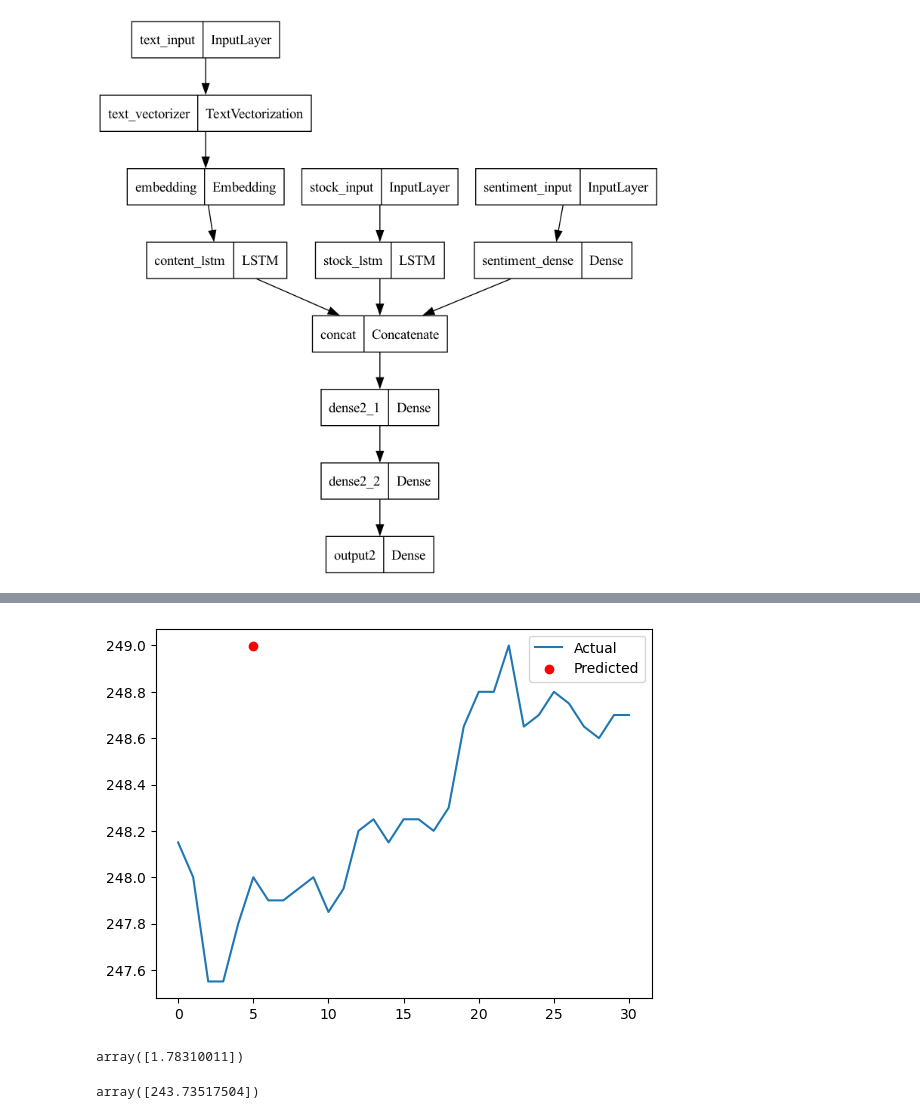
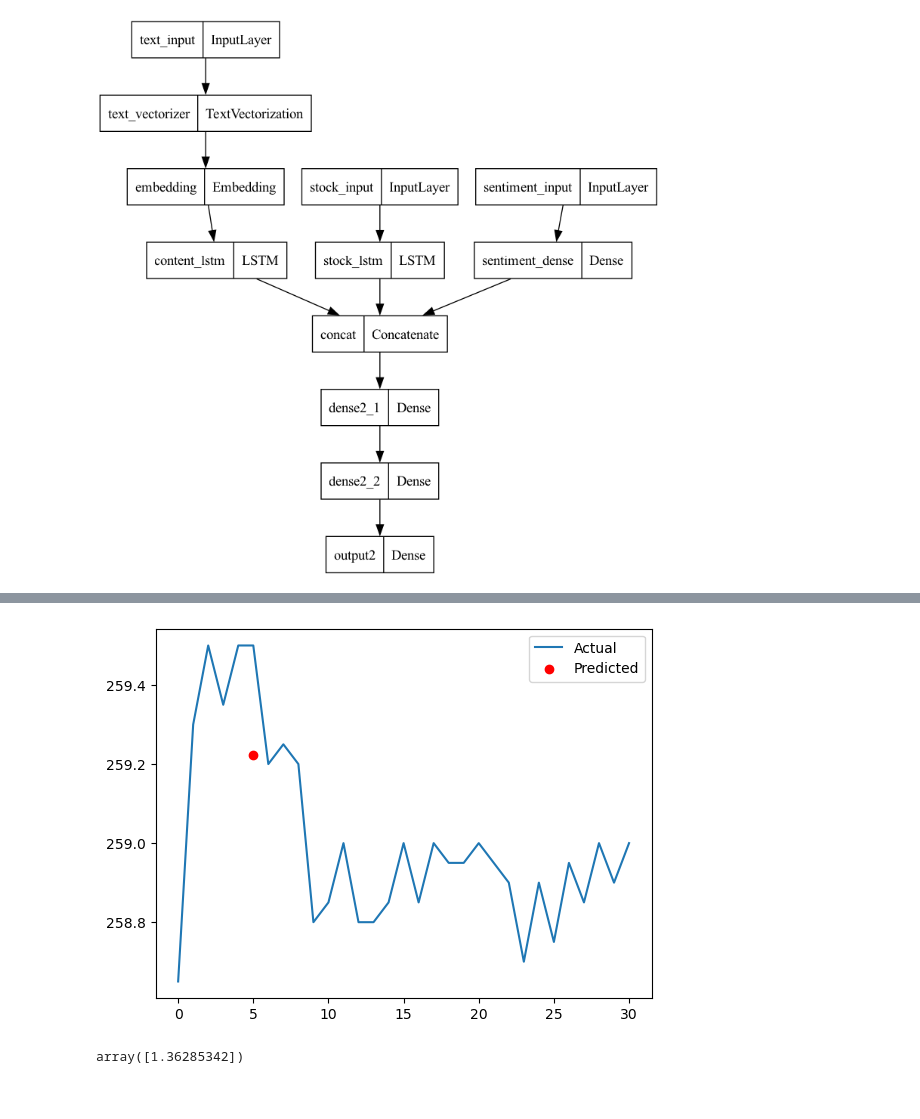
Before and after one commit to papaya147/hype-detector, a Jupyter notebook: model.ipynb, the cells around one changed output, grey strips where cells are left out. Saved outputs shown, nothing was run; the diff lists cells and outputs as text; code cells hidden in the pictures.

```diff
--- a/model.ipynb
+++ b/model.ipynb
@@ -282,5 +285,5 @@ def visualise_prediction(features, labels, train_sample = 0):
     plt.scatter([5], predicted, c="red")
     plt.legend(["Actual", "Predicted"])
 # %%
-visualise_prediction(X_test, y_test, 2)
+visualise_prediction(X_test, y_test, 7)
 # %% [output]
@@ -291,9 +291,5 @@ visualise_prediction(X_test, y_test, 2)
-[figure, old version]
+[figure, new version]
 # %%
-0.13214415311813354 * (stock_scaler.scale_)
+0.101 * (stock_scaler.scale_)
 # %% [output]
-array([1.78310011])
+array([1.36285342])
-# %%
-stock_scaler.mean_
-# %% [output]
-array([243.73517504])
```
Also changed, not shown: parts of 4 cells of this notebook, 2 other files.
